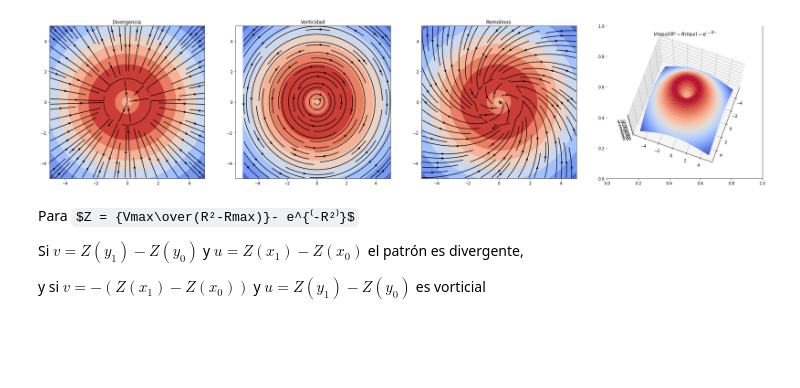
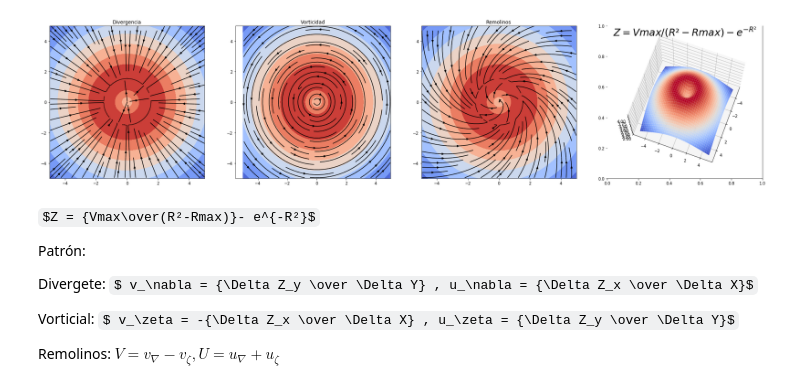
Before and after one commit to oregomar/Matplotlib, a Jupyter notebook: stremplotIII.ipynb, the cells around one changed output. Drawn from its saved outputs; the diff is of its cells as text; code cells hidden in the pictures; some formulas as TeX source; blank space fills up the shorter version.

```diff
--- a/stremplotIII.ipynb
+++ b/stremplotIII.ipynb
@@ -11,10 +11,12 @@ import numpy as np
 x = np.linspace(-5, 5, 252)
 y = np.linspace(-5, 5, 252)
 
-#x = np.arange(-3, 3, 0.25)
-#y = np.arange(-3, 3, 0.25)
+#x = np.arange(-3, 4, 0.25)
+#y = np.arange(-3, 4, 0.25)
 
 X, Y = np.meshgrid(x, y)
+
+Dx = Dy =10.0/252
 
 #Z = (1 - X/2 + X**5 + Y**3) * np.exp(-X**2 - Y**2)
 
@@ -27,49 +29,53 @@ Z = 180/(R**2+40) -  np.exp(- R**2 )
 # make U and V out of the streamfunction:
 
 #divergencia
-V = np.diff(Z[:,1:], axis=0)
-U = np.diff(Z[1:,:],  axis=1)
+V = np.diff(Z[:,1:], axis=0)/Dy
+U = np.diff(Z[1:,:],  axis=1)/Dx
 
 # plot:
 fig, ax = plt.subplots(1,4,figsize=(32,7))
 ax[0].contourf(X, Y, Z, cmap=cm.coolwarm)
 ax[0].streamplot(X[1:, 1:], Y[1:, 1:], U, V, color="k", density=1)
 ax[0].set_title("Divergencia")
 
 #vorticidad
-V =-np.diff(Z[1:,:], axis=1)
-U = np.diff(Z[:,1:], axis=0)
+V =-np.diff(Z[1:,:], axis=1)/Dx
+U = np.diff(Z[:,1:], axis=0)/Dy
 
 # plot:
 ax[1].contourf(X, Y, Z, cmap=cm.coolwarm)
 ax[1].streamplot(X[1:, 1:], Y[1:, 1:], U, V, color="k", density=1)
 ax[1].set_title("Vorticidad")
 
 #Remolino
-V = -np.diff(Z[1:,:], axis=1) + np.diff(Z[:,1:], axis=0)
-U =  np.diff(Z[:,1:], axis=0) + np.diff(Z[1:,:], axis=1)
+V = -np.diff(Z[1:,:], axis=1)/Dx + np.diff(Z[:,1:], axis=0)/Dy
+U =  np.diff(Z[:,1:], axis=0)/Dy + np.diff(Z[1:,:], axis=1)/Dx
 
 # plot:
 ax[2].contourf(X, Y, Z, cmap=cm.coolwarm)
 ax[2].streamplot(X[1:, 1:], Y[1:, 1:], U, V, color="k", density=1)
 ax[2].set_title("Remolinos")
 
 #Campo Z
 ax=fig.add_subplot(1, 4, 4, projection='3d')
 ax.plot_surface(X, Y, Z, cmap=cm.coolwarm)
 ax.view_init(75, 20)
 
 #ax.set_title("$R*e⁽-R²⁾$")
 #ax.set_title("$sin(R)-e⁽R²⁾$")
-ax.set_title("$Vmax/(R²-Rmax)-e^{⁽-R²⁾}$")
+ax.set_title("$Z=Vmax/(R²-Rmax)-e^{-R²}$", fontsize=25)
 
 plt.show()
 # %% [output]
-[figure, old version]
+[figure, new version]
-# %% [markdown]
-Para $Z = {Vmax\over(R²-Rmax)}- e^{⁽-R²⁾}$
-
-Si $v = Z(y_1)- Z(y_0)$ y $u =Z(x_1)- Z(x_0)$ el patrón es divergente,
-
-y si $v = -(Z(x_1)- Z(x_0))$ y  $u ={Z(y_1)- Z(y_0)}$ es vorticial
+# %% [markdown]
+$Z = {Vmax\over(R²-Rmax)}- e^{-R²}$
+
+Patrón:
+
+Divergete: $ v_\nabla = {\Delta Z_y \over \Delta Y} , u_\nabla = {\Delta Z_x \over \Delta X}$
+
+Vorticial: $ v_\zeta = -{\Delta Z_x \over \Delta X} , u_\zeta = {\Delta Z_y \over \Delta Y}$
+
+Remolinos: $ V = v_\nabla - v_\zeta , U = u_\nabla + u_\zeta $
 # %%
```
Also changed, not shown: parts of 1 cell of this notebook.
